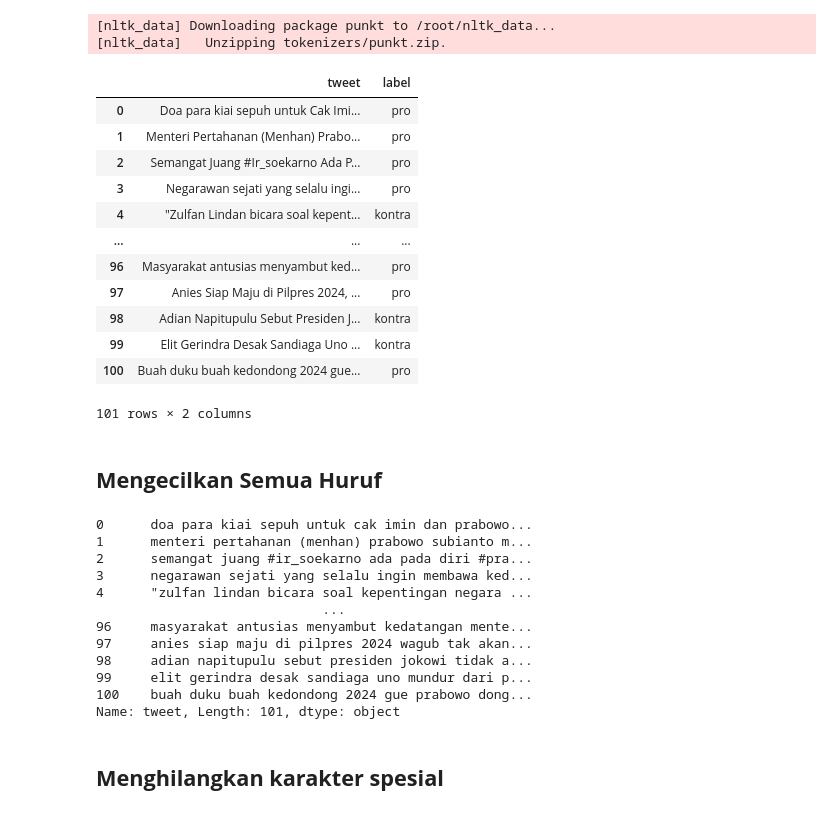
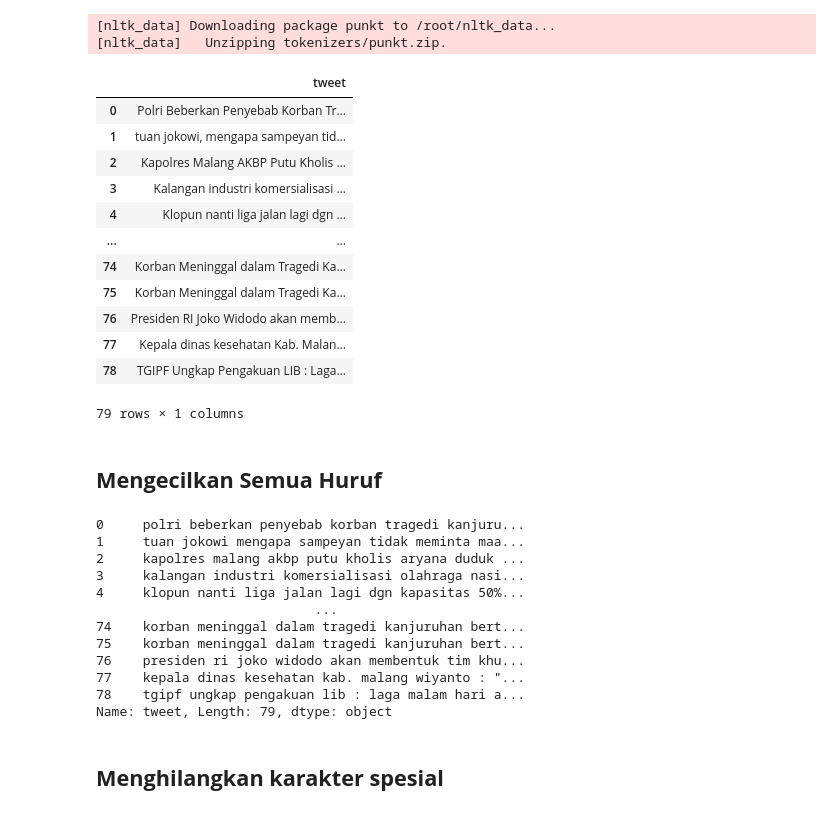
Before and after one commit to maulidhan190081/webmining, a Jupyter notebook: _sources/notebooks.ipynb, the cells around one changed output. Cells and saved outputs as stored; diff of their text form; code cells hidden in the pictures.

```diff
--- a/_sources/notebooks.ipynb
+++ b/_sources/notebooks.ipynb
@@ -84,23 +88,23 @@ from sklearn.decomposition import TruncatedSVD
 [nltk_data] Downloading package punkt to /root/nltk_data...
 [nltk_data]   Unzipping tokenizers/punkt.zip.
 # %%
-Tweets_df = pd.read_csv("https://raw.githubusercontent.com/maulidhan190081/file/main/prabowo2.csv") #mengambil data dari link
+Tweets_df = pd.read_csv("https://raw.githubusercontent.com/maulidhan190081/file/main/kanjuruhannn.csv") #mengambil data dari link
 
 Tweets_df #print data
 # %% [output]
-|  | tweet | label |
-| 0 | Doa para kiai sepuh untuk Cak Imi... | pro |
-| 1 | Menteri Pertahanan (Menhan) Prabo... | pro |
-| 2 | Semangat Juang #Ir_soekarno Ada P... | pro |
-| 3 | Negarawan sejati yang selalu ingi... | pro |
-| 4 | "Zulfan Lindan bicara soal kepent... | kontra |
-| ... | ... | ... |
-| 96 | Masyarakat antusias menyambut ked... | pro |
-| 97 | Anies Siap Maju di Pilpres 2024, ... | pro |
-| 98 | Adian Napitupulu Sebut Presiden J... | kontra |
-| 99 | Elit Gerindra Desak Sandiaga Uno ... | kontra |
-| 100 | Buah duku buah kedondong 2024 gue... | pro |
+|  | tweet |
+| 0 | Polri Beberkan Penyebab Korban Tr... |
+| 1 | tuan jokowi, mengapa sampeyan tid... |
+| 2 | Kapolres Malang AKBP Putu Kholis ... |
+| 3 | Kalangan industri komersialisasi ... |
+| 4 | Klopun nanti liga jalan lagi dgn ... |
+| ... | ... |
+| 74 | Korban Meninggal dalam Tragedi Ka... |
+| 75 | Korban Meninggal dalam Tragedi Ka... |
+| 76 | Presiden RI Joko Widodo akan memb... |
+| 77 | Kepala dinas kesehatan Kab. Malan... |
+| 78 | TGIPF Ungkap Pengakuan LIB : Laga... |
-101 rows × 2 columns
+79 rows × 1 columns
 # %% [markdown]
 ## **Mengecilkan Semua Huruf**
 # %%
@@ -108,18 +112,18 @@ Tweets_df['tweet']=Tweets_df['tweet'].str.replace(',', '') #menghilangkan koma
 Tweets_df['tweet']=Tweets_df['tweet'].str.lower() #mengecilkan huruf
 Tweets_df['tweet'] #print data kolom tweet
 # %% [output]
-0      doa para kiai sepuh untuk cak imin dan prabowo...
-1      menteri pertahanan (menhan) prabowo subianto m...
-2      semangat juang #ir_soekarno ada pada diri #pra...
-3      negarawan sejati yang selalu ingin membawa ked...
-4      "zulfan lindan bicara soal kepentingan negara ...
-                             ...
-96     masyarakat antusias menyambut kedatangan mente...
-97     anies siap maju di pilpres 2024 wagub tak akan...
-98     adian napitupulu sebut presiden jokowi tidak a...
-99     elit gerindra desak sandiaga uno mundur dari p...
-100    buah duku buah kedondong 2024 gue prabowo dong...
-Name: tweet, Length: 101, dtype: object
+0     polri beberkan penyebab korban tragedi kanjuru...
+1     tuan jokowi mengapa sampeyan tidak meminta maa...
+2     kapolres malang akbp putu kholis aryana duduk ...
+3     kalangan industri komersialisasi olahraga nasi...
+4     klopun nanti liga jalan lagi dgn kapasitas 50%...
+                            ...
+74    korban meninggal dalam tragedi kanjuruhan bert...
+75    korban meninggal dalam tragedi kanjuruhan bert...
+76    presiden ri joko widodo akan membentuk tim khu...
+77    kepala dinas kesehatan kab. malang wiyanto : "...
+78    tgipf ungkap pengakuan lib : laga malam hari a...
+Name: tweet, Length: 79, dtype: object
 # %%
 #Untuk menghapus angka
 import re
```
Also changed, not shown: parts of 45 cells of this notebook, 3 other files.
